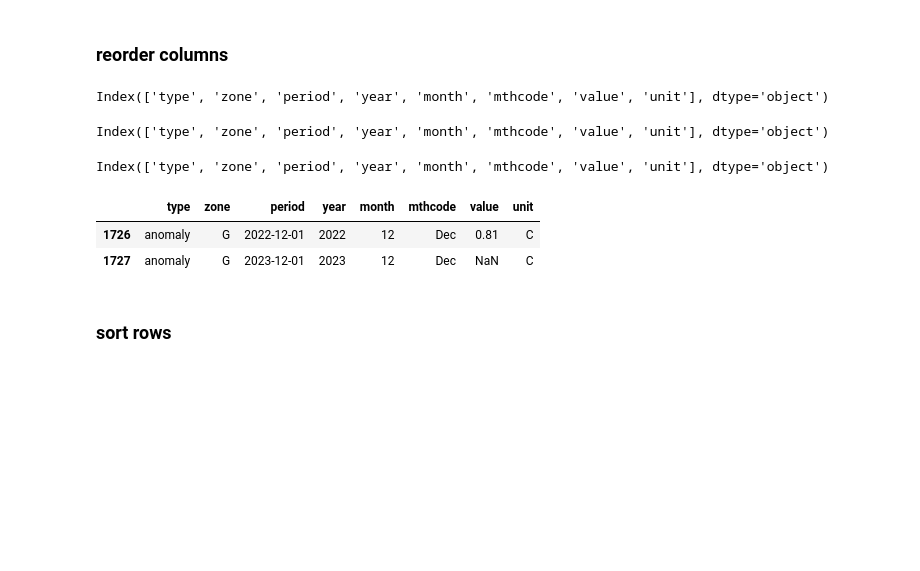
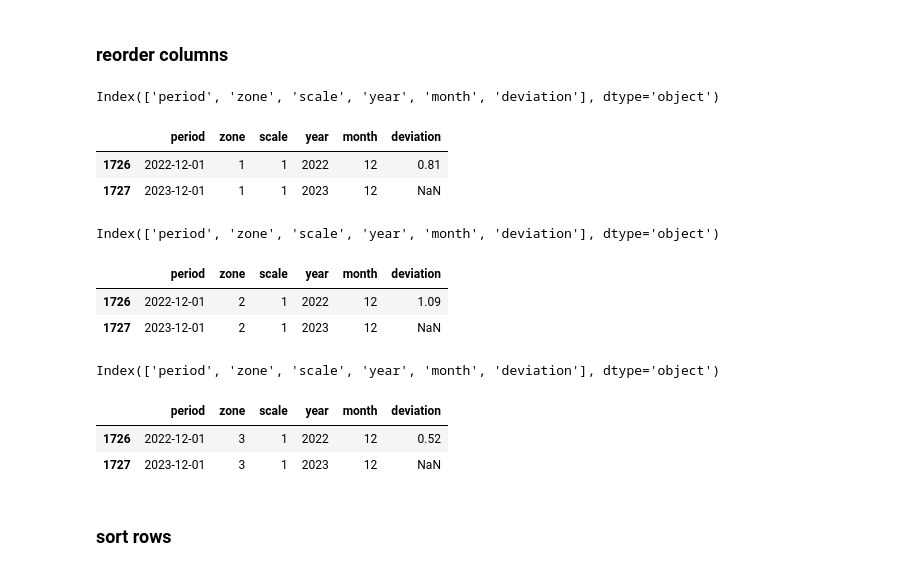
Before and after one commit to rkforest/kr-df, a Jupyter notebook: 00-data-import.ipynb, the cells around one changed output. Drawn from its saved outputs; the diff is of its cells as text; code cells hidden in the pictures; blank space fills up the shorter version.

```diff
--- a/00-data-import.ipynb
+++ b/00-data-import.ipynb
@@ -314,7 +309,7 @@ dfst['period'] = pd.to_datetime(dfst['year_str'] + dfst['month_str'], format='%Y
 # %% [markdown]
 ### drop unneeded columns
 # %%
-cols = ['year_str', 'month_str']
+cols = ['mthcode', 'year_str', 'month_str']
 dfgt.drop(columns=cols,inplace=True) # drop unneeded columns
 dfnt.drop(columns=cols,inplace=True) # drop unneeded columns
 dfst.drop(columns=cols,inplace=True) # drop unneeded columns
@@ -333,5 +326 @@ dfst['month'] = dfst['period'].dt.month
-# %%
-dfgt['type'] = 'anomaly'
-dfnt['type'] = 'anomaly'
-dfst['type'] = 'anomaly'
 # %% [markdown]
@@ -339,30 +328,43 @@ dfst['type'] = 'anomaly'
 # %%
-dfgt['unit'] = 'C'
-dfnt['unit'] = 'C'
-dfst['unit'] = 'C'
+# set to 1 which will become 'celsius' in db
+dfgt['scale'] = 1
+dfnt['scale'] = 1
+dfst['scale'] = 1
 # %% [markdown]
 ### reorder columns
 # %%
-dfgt = dfgt.reindex(['type','zone','period','year','month','mthcode','value','unit'], axis=1)
+dfgt = dfgt.reindex(['period','zone','scale','year','month','deviation'], axis=1)
 dfgt.columns
 # %% [output]
-Index(['type', 'zone', 'period', 'year', 'month', 'mthcode', 'value', 'unit'], dtype='object')
+Index(['period', 'zone', 'scale', 'year', 'month', 'deviation'], dtype='object')
+# %%
+dfgt.tail(2)
+# %% [output]
+|  | period | zone | scale | year | month | deviation |
+| 1726 | 2022-12-01 | 1 | 1 | 2022 | 12 | 0.81 |
+| 1727 | 2023-12-01 | 1 | 1 | 2023 | 12 | NaN |
 # %%
-dfnt = dfnt.reindex(['type','zone','period','year','month','mthcode','value','unit'], axis=1)
+dfnt = dfnt.reindex(['period','zone','scale','year','month','deviation'], axis=1)
 dfnt.columns
 # %% [output]
-Index(['type', 'zone', 'period', 'year', 'month', 'mthcode', 'value', 'unit'], dtype='object')
+Index(['period', 'zone', 'scale', 'year', 'month', 'deviation'], dtype='object')
+# %%
+dfnt.tail(2)
+# %% [output]
+|  | period | zone | scale | year | month | deviation |
+| 1726 | 2022-12-01 | 2 | 1 | 2022 | 12 | 1.09 |
+| 1727 | 2023-12-01 | 2 | 1 | 2023 | 12 | NaN |
 # %%
-dfst = dfst.reindex(['type','zone','period','year','month','mthcode','value','unit'], axis=1)
+dfst = dfst.reindex(['period','zone','scale','year','month','deviation'], axis=1)
 dfst.columns
 # %% [output]
-Index(['type', 'zone', 'period', 'year', 'month', 'mthcode', 'value', 'unit'], dtype='object')
+Index(['period', 'zone', 'scale', 'year', 'month', 'deviation'], dtype='object')
 # %%
-dfgt.tail(2)
+dfst.tail(2)
 # %% [output]
-|  | type | zone | period | year | month | mthcode | value | unit |
-| 1726 | anomaly | G | 2022-12-01 | 2022 | 12 | Dec | 0.81 | C |
-| 1727 | anomaly | G | 2023-12-01 | 2023 | 12 | Dec | NaN | C |
+|  | period | zone | scale | year | month | deviation |
+| 1726 | 2022-12-01 | 3 | 1 | 2022 | 12 | 0.52 |
+| 1727 | 2023-12-01 | 3 | 1 | 2023 | 12 | NaN |
 # %% [markdown]
 ### sort rows
 # %%
```
Also changed, not shown: parts of 23 cells of this notebook, 7 other files.
